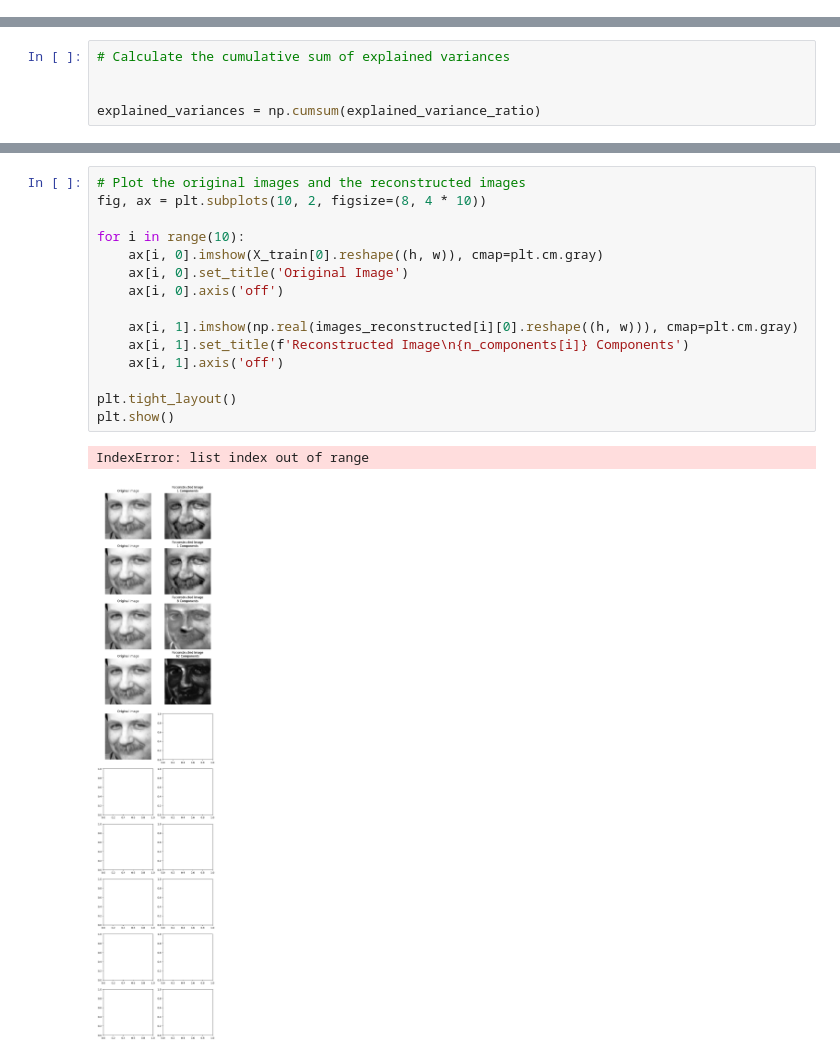
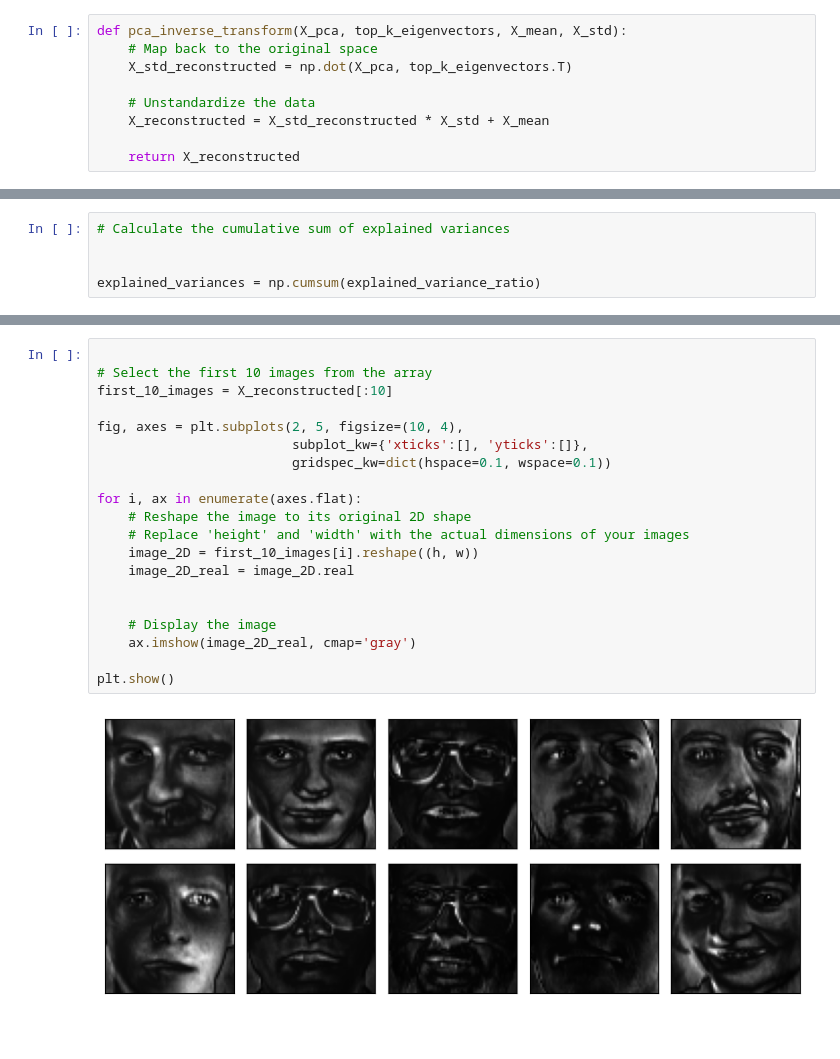
Before and after one commit to omar-adel1/Ellipse-Detection-Using-Hough-Transform, a Jupyter notebook: eigen_faces/yarab.ipynb, the cells around one changed output, grey strips where cells are left out. Cells and saved outputs as stored; diff of their text form; blank space fills up the shorter version.

```diff
--- a/eigen_faces/yarab.ipynb
+++ b/eigen_faces/yarab.ipynb
@@ -55,3 +39,12 @@ def pca_inverse_transform(X_pca, top_k_eigenvectors, X_mean, X_std):
+# %%
+def pca_inverse_transform(X_pca, top_k_eigenvectors, X_mean, X_std):
+    # Map back to the original space
+    X_std_reconstructed = np.dot(X_pca, top_k_eigenvectors.T)
+
+    # Unstandardize the data
+    X_reconstructed = X_std_reconstructed * X_std + X_mean
+
+    return X_reconstructed
 # %%
 # lfw_people = fetch_lfw_people(min_faces_per_person=70, resize=0.4)
 # n_samples, h, w = lfw_people.images.shape
@@ -119,18 +96,22 @@ plt.show()
-# %%
-# Plot the original images and the reconstructed images
-fig, ax = plt.subplots(10, 2, figsize=(8, 4 * 10))
-
-for i in range(10):
-    ax[i, 0].imshow(X_train[0].reshape((h, w)), cmap=plt.cm.gray)
-    ax[i, 0].set_title('Original Image')
-    ax[i, 0].axis('off')
-
-    ax[i, 1].imshow(np.real(images_reconstructed[i][0].reshape((h, w))), cmap=plt.cm.gray)
-    ax[i, 1].set_title(f'Reconstructed Image\n{n_components[i]} Components')
-    ax[i, 1].axis('off')
-
-plt.tight_layout()
-plt.show()
-# %% [output]
-IndexError: list index out of range
-[figure, removed]
+# %%
+
+# Select the first 10 images from the array
+first_10_images = X_reconstructed[:10]
+
+fig, axes = plt.subplots(2, 5, figsize=(10, 4),
+                         subplot_kw={'xticks':[], 'yticks':[]},
+                         gridspec_kw=dict(hspace=0.1, wspace=0.1))
+
+for i, ax in enumerate(axes.flat):
+    # Reshape the image to its original 2D shape
+    # Replace 'height' and 'width' with the actual dimensions of your images
+    image_2D = first_10_images[i].reshape((h, w))
+    image_2D_real = image_2D.real
+
+
+    # Display the image
+    ax.imshow(image_2D_real, cmap='gray')
+
+plt.show()
+# %% [output]
+[figure, added]
```
Also changed, not shown: parts of 4 cells of this notebook.
